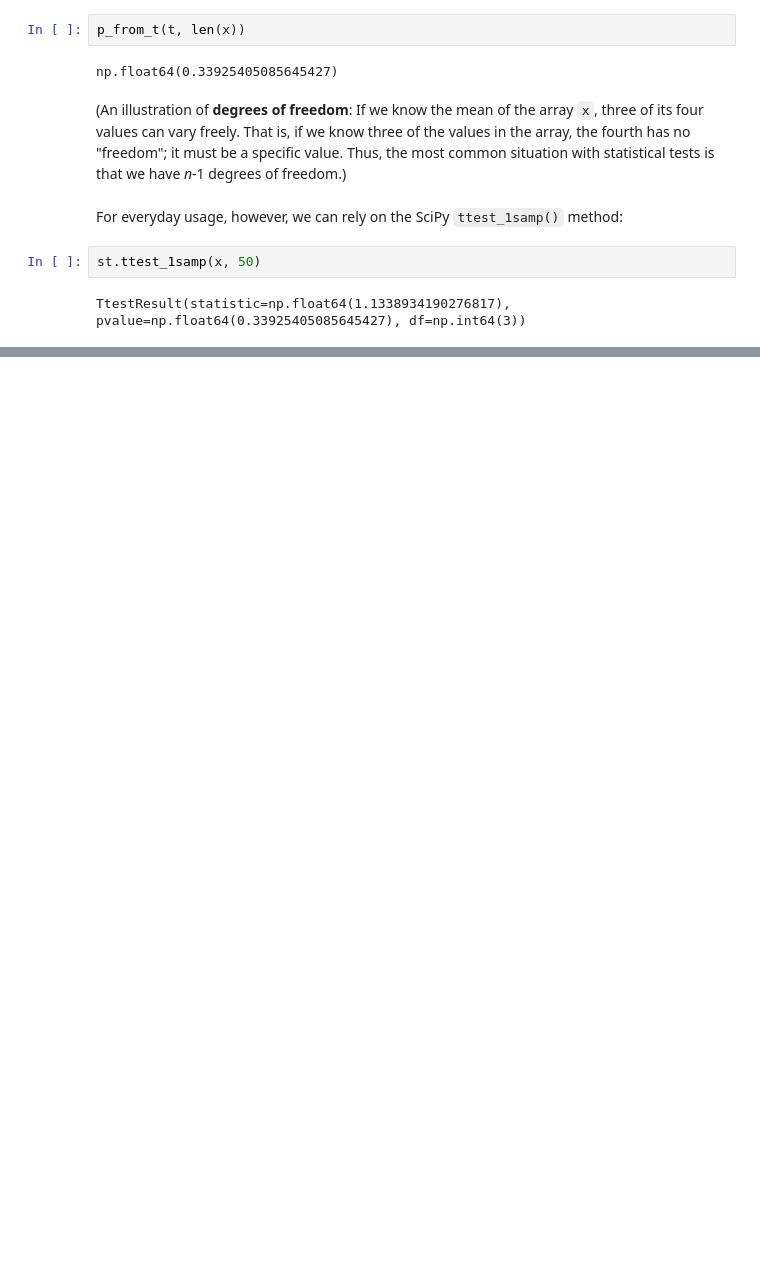
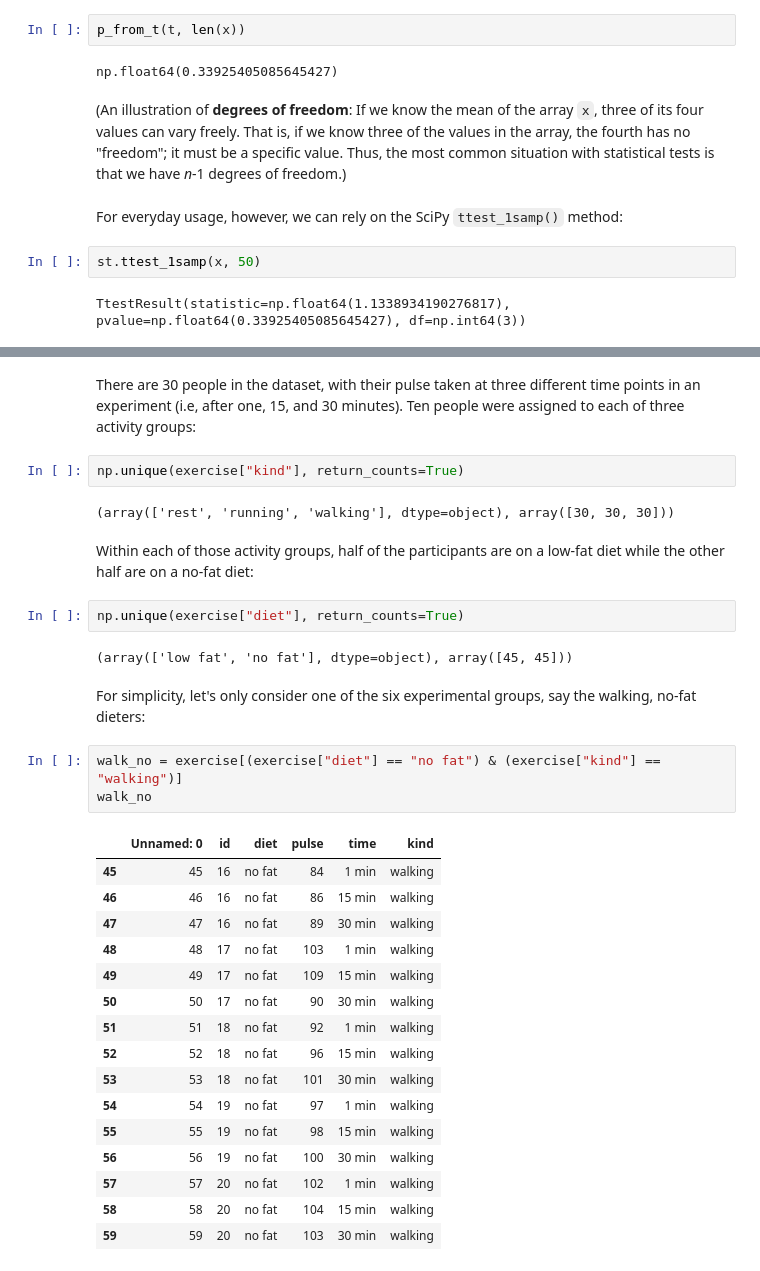
Before and after one commit to sjagadee/math_for_ai_ml, a Jupyter notebook: 6-statistics/2-comparing-means.ipynb, the cells around one changed output, grey strips where cells are left out. Saved outputs shown, nothing was run; the diff lists cells and outputs as text; blank space fills up the shorter version.

```diff
--- a/6-statistics/2-comparing-means.ipynb
+++ b/6-statistics/2-comparing-means.ipynb
@@ -63,0 +226,34 @@ TtestResult(statistic=np.float64(1.1338934190276817), pvalue=np.float64(0.339254
+# %% [markdown]
+There are 30 people in the dataset, with their pulse taken at three different time points in an experiment (i.e, after one, 15, and 30 minutes). Ten people were assigned to each of three activity groups:
+# %%
+np.unique(exercise["kind"], return_counts=True)
+# %% [output]
+(array(['rest', 'running', 'walking'], dtype=object), array([30, 30, 30]))
+# %% [markdown]
+Within each of those activity groups, half of the participants are on a low-fat diet while the other half are on a no-fat diet:
+# %%
+np.unique(exercise["diet"], return_counts=True)
+# %% [output]
+(array(['low fat', 'no fat'], dtype=object), array([45, 45]))
+# %% [markdown]
+For simplicity, let's only consider one of the six experimental groups, say the walking, no-fat dieters:
+# %%
+walk_no = exercise[(exercise["diet"] == "no fat") & (exercise["kind"] == "walking")]
+walk_no
+# %% [output]
+|  | Unnamed: 0 | id | diet | pulse | time | kind |
+| 45 | 45 | 16 | no fat | 84 | 1 min | walking |
+| 46 | 46 | 16 | no fat | 86 | 15 min | walking |
+| 47 | 47 | 16 | no fat | 89 | 30 min | walking |
+| 48 | 48 | 17 | no fat | 103 | 1 min | walking |
+| 49 | 49 | 17 | no fat | 109 | 15 min | walking |
+| 50 | 50 | 17 | no fat | 90 | 30 min | walking |
+| 51 | 51 | 18 | no fat | 92 | 1 min | walking |
+| 52 | 52 | 18 | no fat | 96 | 15 min | walking |
+| 53 | 53 | 18 | no fat | 101 | 30 min | walking |
+| 54 | 54 | 19 | no fat | 97 | 1 min | walking |
+| 55 | 55 | 19 | no fat | 98 | 15 min | walking |
+| 56 | 56 | 19 | no fat | 100 | 30 min | walking |
+| 57 | 57 | 20 | no fat | 102 | 1 min | walking |
+| 58 | 58 | 20 | no fat | 104 | 15 min | walking |
+| 59 | 59 | 20 | no fat | 103 | 30 min | walking |
```
Also changed, not shown: parts of 77 cells of this notebook.
